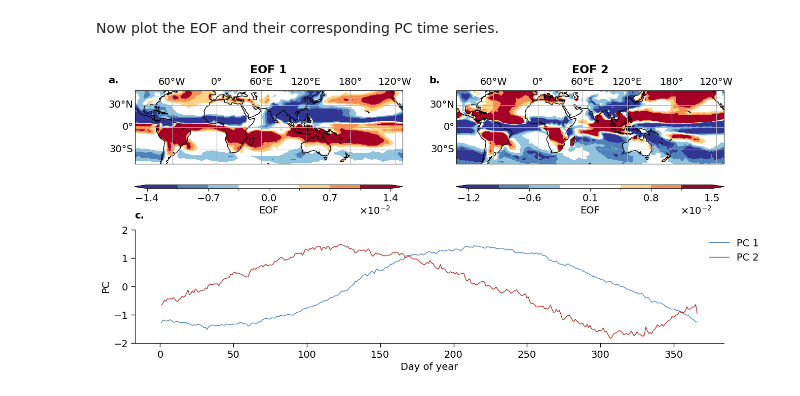
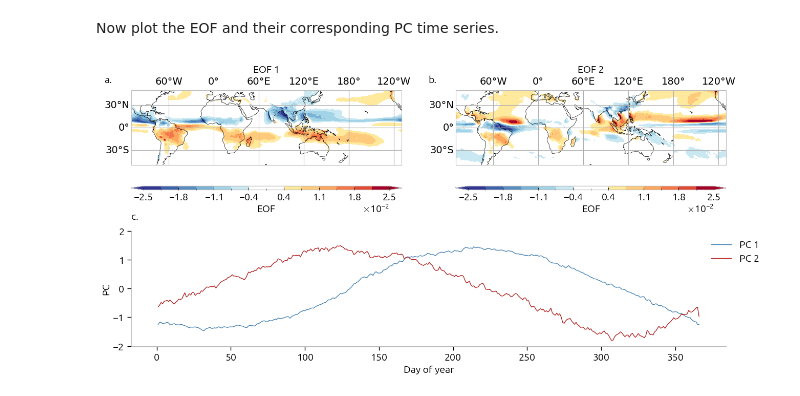
Before and after one commit to fstrnad/geoutils, a Jupyter notebook: tutorials/global_monsoon.ipynb, the cells around one changed output. Drawn from its saved outputs; the diff is of its cells as text; code cells hidden in the pictures.

```diff
--- a/tutorials/global_monsoon.ipynb
+++ b/tutorials/global_monsoon.ipynb
@@ -81,40 +80,41 @@ im = gplt.create_multi_plot(nrows=2, ncols=ncols,
                             full_length_row=True,
                             figsize=(15, 7),
                             proj_arr=['PlateCarree',
                                       'PlateCarree', None],
                             end_idx=3,
                             central_longitude=70,
                             )
 for i in range(sppca.n_components):
     comp = eofs.isel(eof=i)
     im_eof = gplt.plot_map(comp,
-                            ax=im['ax'][i],
-                            #   vmin=-.03, vmax=.03,
-                            cmap='RdYlBu_r',
-                            title=f'EOF {i+1}',
-                            centercolor='white',
-                            label='EOF',
-                            )
+                           ax=im['ax'][i],
+                           vmin=-.025, vmax=.025,
+                           cmap='RdYlBu_r',
+                           levels=14,
+                           title=f'EOF {i+1}',
+                           centercolor='white',
+                           label='EOF',
+                           )
 
 
 # Now we plot the PCs
 pcs = sppca.get_principal_components()
 for i in range(sppca.n_components):
     gplt.plot_xy(
         ax=im['ax'][2],
         x_arr=[pcs['time']],
         y_arr=[-1*pcs.sel(eof=i)],
         xlabel='Day of year',
         ylabel=f'PC',
         figsize=(6, 3),
         color=gplt.colors[i],
         label_arr=[f'PC {i+1}'],
         loc='outside',
         ylim=[-2, 2],
         set_axis=True,
-        )
+    )
 savepath = plot_dir +\
-f"/gm_eofs.png"
+    f"/gm_eofs.png"
 gplt.save_fig(savepath, fig=im['fig'])
 # %% [output]
-[figure, old version]
+[figure, new version]
```
Also changed, not shown: parts of 8 cells of this notebook, 8 other files.
